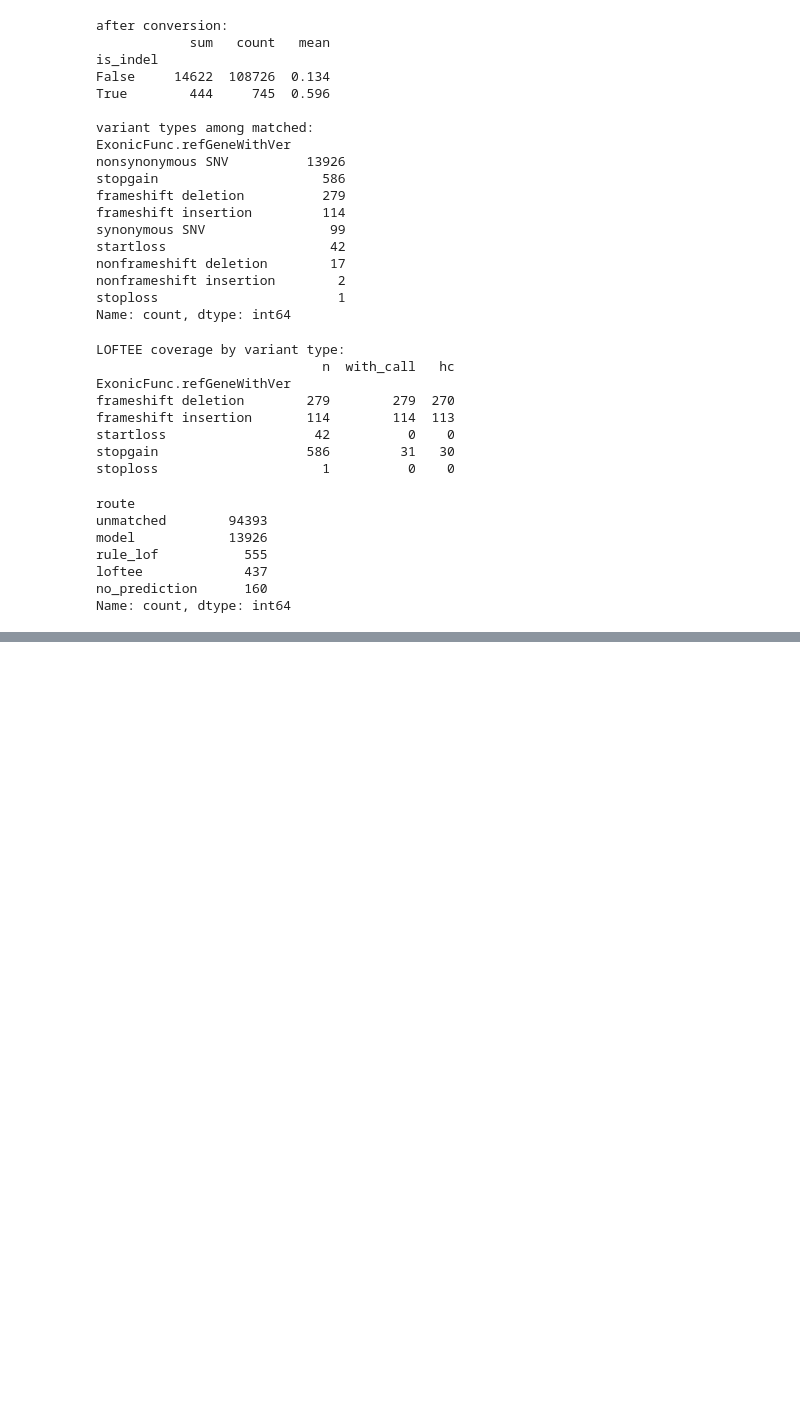
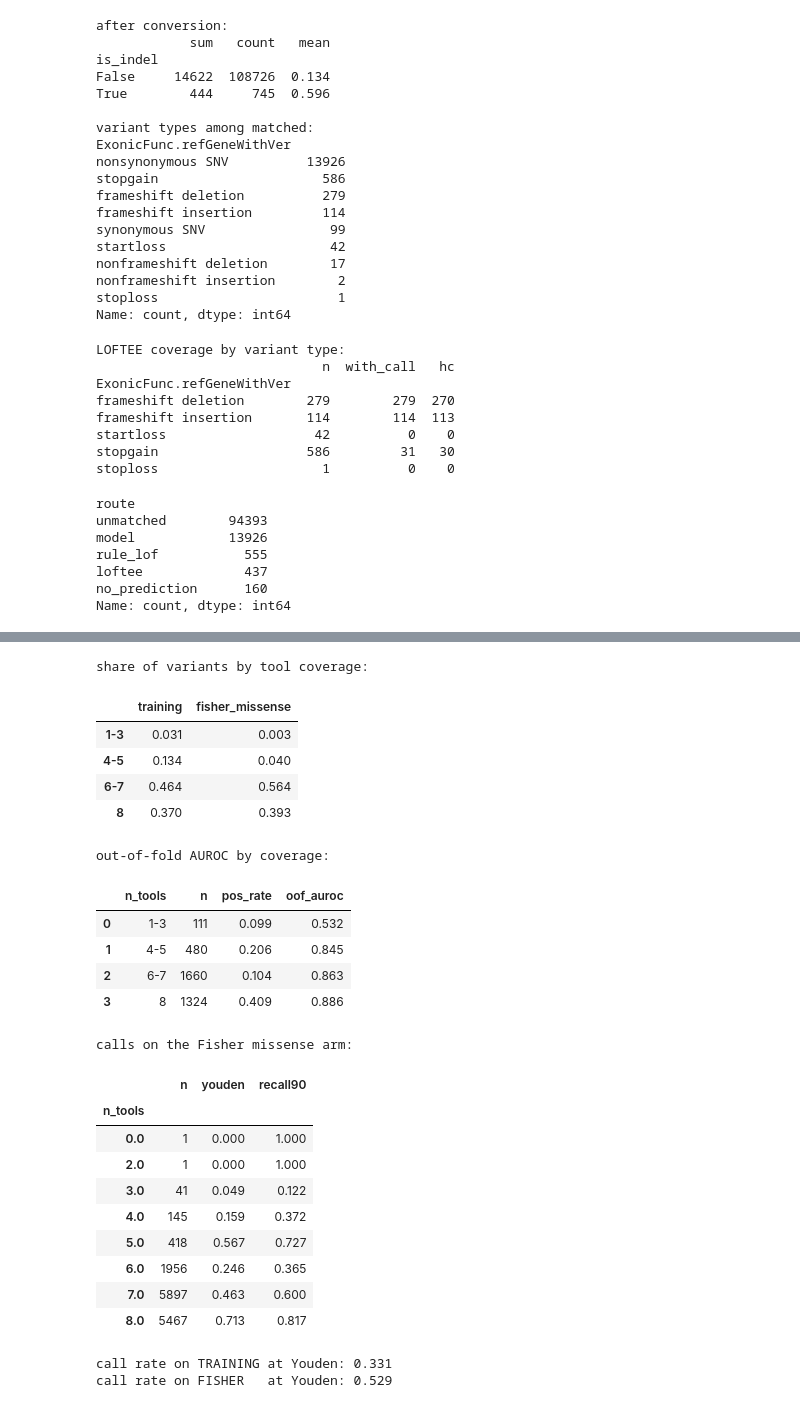
Before and after one commit to il328/oncokb-annotator, a Jupyter notebook: analysis_fisher.ipynb, the cells around one changed output, grey strips where cells are left out. Cells and saved outputs as stored; diff of their text form; code cells hidden in the pictures; blank space fills up the shorter version.

```diff
--- a/analysis_fisher.ipynb
+++ b/analysis_fisher.ipynb
@@ -172,0 +346,19 @@ Name: count, dtype: int64
+# %%
+before = res.loc[mask_model, "probability"].values.copy()
+p = before.copy()
+p[in_train] = [oof_map[k] for k, f in zip(mkeys, in_train) if f]
+
+# how much did the swapped 269 move?
+d = pd.DataFrame({"in_sample": before[in_train], "out_of_fold": p[in_train]})
+print("the", int(in_train.sum()), "swapped variants:")
+print(d.describe().round(3))
+print("\nmean shift:", round((d["out_of_fold"] - d["in_sample"]).mean(), 4))
+print("calls that flipped:",
+      int(((before[in_train] >= THRESHOLD) != (p[in_train] >= THRESHOLD)).sum()))
+
+res.loc[mask_model, "probability"] = p
+res.loc[mask_model, "in_training"]  = in_train.astype(int)
+res.loc[mask_model, "call"]         = (p >= THRESHOLD).astype(int)
+
+print("\ntotal called oncogenic:", int(res.loc[mask_model, "call"].sum()),
+      f"({res.loc[mask_model,'call'].mean():.1%} of the missense arm)")
@@ -172,0 +411,57 @@ Name: count, dtype: int64
+# %%
+BINS, LABS = [-0.1, 3, 5, 7, 8], ["1-3", "4-5", "6-7", "8"]
+n_lab = lab[MODEL_TOOLS].notna().sum(axis=1)
+
+# 1. is the training population shaped like the population being scored?
+dist = pd.DataFrame({
+    "training":        pd.cut(n_lab, BINS, labels=LABS).value_counts(normalize=True),
+    "fisher_missense": pd.cut(res.loc[mask_model, "n_tools"], BINS, labels=LABS).value_counts(normalize=True),
+}).sort_index().round(3)
+print("share of variants by tool coverage:")
+display(dist)
+
+# 2. out-of-fold accuracy within each coverage stratum
+tmp = pd.DataFrame({"y": y, "p": proba_cv, "s": pd.cut(n_lab, BINS, labels=LABS).values})
+out = []
+for s, g in tmp.groupby("s", observed=True):
+    out.append({"n_tools": s, "n": len(g), "pos_rate": round(g["y"].mean(), 3),
+                "oof_auroc": round(roc_auc_score(g["y"], g["p"]), 3) if g["y"].nunique() > 1 else None})
+print("\nout-of-fold AUROC by coverage:")
+display(pd.DataFrame(out))
+
+# 3. how the Fisher calls actually distribute
+print("\ncalls on the Fisher missense arm:")
+display(res[mask_model].groupby("n_tools").agg(
+    n=("call_youden", "size"),
+    youden=("call_youden", "mean"),
+    recall90=("call_recall90", "mean")).round(3))
+# %% [output]
+share of variants by tool coverage:
+|  | training | fisher_missense |
+| 1-3 | 0.031 | 0.003 |
+| 4-5 | 0.134 | 0.040 |
+| 6-7 | 0.464 | 0.564 |
+| 8 | 0.370 | 0.393 |
+out-of-fold AUROC by coverage:
+|  | n_tools | n | pos_rate | oof_auroc |
+| 0 | 1-3 | 111 | 0.099 | 0.532 |
+| 1 | 4-5 | 480 | 0.206 | 0.845 |
+| 2 | 6-7 | 1660 | 0.104 | 0.863 |
+| 3 | 8 | 1324 | 0.409 | 0.886 |
+calls on the Fisher missense arm:
+|  | n | youden | recall90 |
+| n_tools |  |  |  |
+| 0.0 | 1 | 0.000 | 1.000 |
+| 2.0 | 1 | 0.000 | 1.000 |
+| 3.0 | 41 | 0.049 | 0.122 |
+| 4.0 | 145 | 0.159 | 0.372 |
+| 5.0 | 418 | 0.567 | 0.727 |
+| 6.0 | 1956 | 0.246 | 0.365 |
+| 7.0 | 5897 | 0.463 | 0.600 |
+| 8.0 | 5467 | 0.713 | 0.817 |
+# %%
+print("call rate on TRAINING at Youden:", round((proba_cv >= THRESHOLD).mean(), 3))
+print("call rate on FISHER   at Youden:", round(res.loc[mask_model, "call_youden"].mean(), 3))
+# %% [output]
+call rate on TRAINING at Youden: 0.331
+call rate on FISHER   at Youden: 0.529
```
Also changed, not shown: parts of 17 cells of this notebook.
